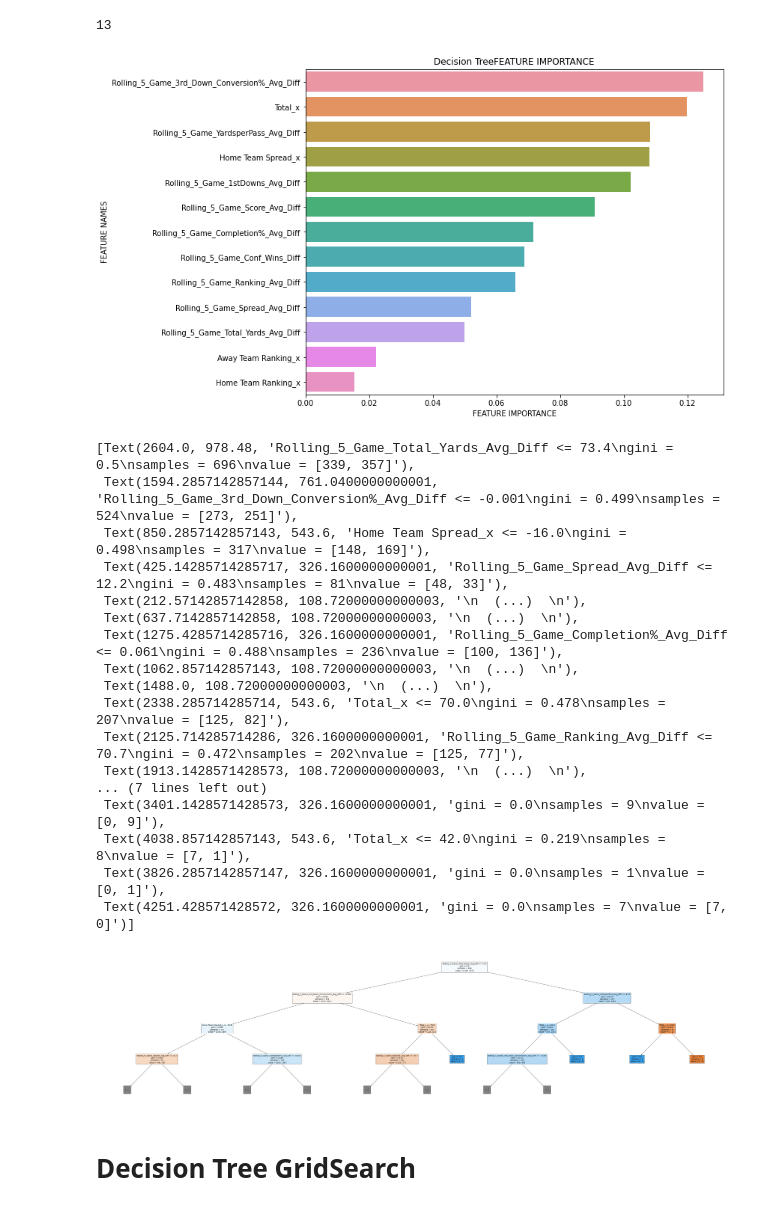
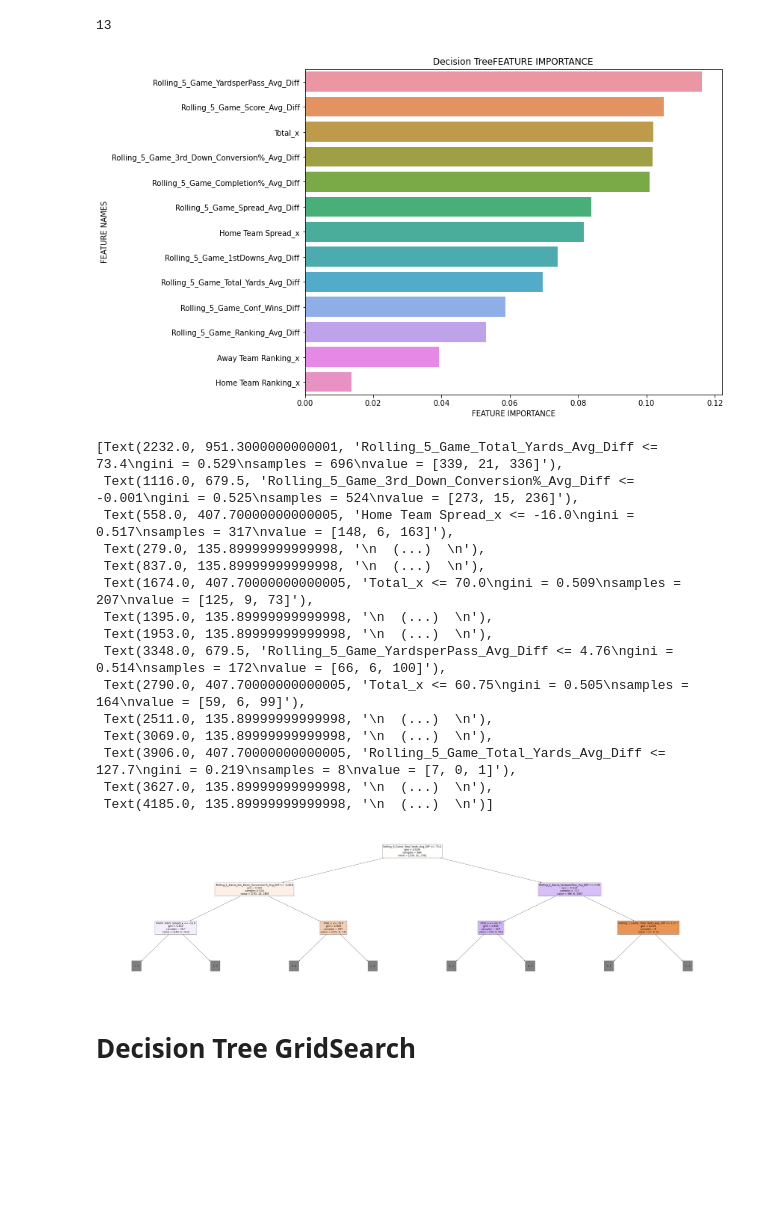
Before and after one commit to MarkClampitt/Springboard, a Jupyter notebook: Capstone2/Cap2_Final_Models-Copy1.ipynb, the cells around one changed output. Cells and saved outputs as stored; diff of their text form; code cells hidden in the pictures; blank space fills up the shorter version.

```diff
--- a/Capstone2/Cap2_Final_Models-Copy1.ipynb
+++ b/Capstone2/Cap2_Final_Models-Copy1.ipynb
@@ -94,7 +94,7 @@ df3.shape
 # %%
 df3['H Spread Outcome'] = df3.apply(lambda x: 'H_Spread_W' if (x['Home Score_x_x'] + x['Home Team Spread_x']) > x['Away Score_x_x']
                                   else ('H_Spread_L' if (x['Home Score_x_x'] + x['Home Team Spread_x']) < x['Away Score_x_x']
-                                  else 'H_Spread_W' if x['Home Score_x_x'] + x['Home Team Spread_x'] == x['Away Score_x_x']
+                                  else 'H_Spread_P' if x['Home Score_x_x'] + x['Home Team Spread_x'] == x['Away Score_x_x']
                                   else ""
 
 
@@ -529,31 +573,29 @@ def plot_feature_importance(importance,names,model_type):
 # %%
 plot_feature_importance(DT.feature_importances_,X_train.columns,'Decision Tree')
 # %% [output]
-[figure, old version]
+[figure, new version]
 # %%
 from sklearn.tree import plot_tree, export_text
 # %%
 plt.figure(figsize=(80,20))
-plot_tree(DT,feature_names=X_train.columns,max_depth=3,filled=True)
+plot_tree(DT,feature_names=X_train.columns,max_depth=2,filled=True)
 # %% [output]
-[Text(2604.0, 978.48, 'Rolling_5_Game_Total_Yards_Avg_Diff <= 73.4\ngini = 0.5\nsamples = 696\nvalue = [339, 357]'),
- Text(1594.2857142857144, 761.0400000000001, 'Rolling_5_Game_3rd_Down_Conversion%_Avg_Diff <= -0.001\ngini = 0.499\nsamples = 524\nvalue = [273, 251]'),
- Text(850.2857142857143, 543.6, 'Home Team Spread_x <= -16.0\ngini = 0.498\nsamples = 317\nvalue = [148, 169]'),
- Text(425.14285714285717, 326.1600000000001, 'Rolling_5_Game_Spread_Avg_Diff <= 12.2\ngini = 0.483\nsamples = 81\nvalue = [48, 33]'),
- Text(212.57142857142858, 108.72000000000003, '\n  (...)  \n'),
- Text(637.7142857142858, 108.72000000000003, '\n  (...)  \n'),
- Text(1275.4285714285716, 326.1600000000001, 'Rolling_5_Game_Completion%_Avg_Diff <= 0.061\ngini = 0.488\nsamples = 236\nvalue = [100, 136]'),
- Text(1062.857142857143, 108.72000000000003, '\n  (...)  \n'),
- Text(1488.0, 108.72000000000003, '\n  (...)  \n'),
- Text(2338.285714285714, 543.6, 'Total_x <= 70.0\ngini = 0.478\nsamples = 207\nvalue = [125, 82]'),
- Text(2125.714285714286, 326.1600000000001, 'Rolling_5_Game_Ranking_Avg_Diff <= 70.7\ngini = 0.472\nsamples = 202\nvalue = [125, 77]'),
- Text(1913.1428571428573, 108.72000000000003, '\n  (...)  \n'),
-... (7 lines left out)
- Text(3401.1428571428573, 326.1600000000001, 'gini = 0.0\nsamples = 9\nvalue = [0, 9]'),
- Text(4038.857142857143, 543.6, 'Total_x <= 42.0\ngini = 0.219\nsamples = 8\nvalue = [7, 1]'),
- Text(3826.2857142857147, 326.1600000000001, 'gini = 0.0\nsamples = 1\nvalue = [0, 1]'),
- Text(4251.428571428572, 326.1600000000001, 'gini = 0.0\nsamples = 7\nvalue = [7, 0]')]
+[Text(2232.0, 951.3000000000001, 'Rolling_5_Game_Total_Yards_Avg_Diff <= 73.4\ngini = 0.529\nsamples = 696\nvalue = [339, 21, 336]'),
+ Text(1116.0, 679.5, 'Rolling_5_Game_3rd_Down_Conversion%_Avg_Diff <= -0.001\ngini = 0.525\nsamples = 524\nvalue = [273, 15, 236]'),
+ Text(558.0, 407.70000000000005, 'Home Team Spread_x <= -16.0\ngini = 0.517\nsamples = 317\nvalue = [148, 6, 163]'),
+ Text(279.0, 135.89999999999998, '\n  (...)  \n'),
+ Text(837.0, 135.89999999999998, '\n  (...)  \n'),
+ Text(1674.0, 407.70000000000005, 'Total_x <= 70.0\ngini = 0.509\nsamples = 207\nvalue = [125, 9, 73]'),
+ Text(1395.0, 135.89999999999998, '\n  (...)  \n'),
+ Text(1953.0, 135.89999999999998, '\n  (...)  \n'),
+ Text(3348.0, 679.5, 'Rolling_5_Game_YardsperPass_Avg_Diff <= 4.76\ngini = 0.514\nsamples = 172\nvalue = [66, 6, 100]'),
+ Text(2790.0, 407.70000000000005, 'Total_x <= 60.75\ngini = 0.505\nsamples = 164\nvalue = [59, 6, 99]'),
+ Text(2511.0, 135.89999999999998, '\n  (...)  \n'),
+ Text(3069.0, 135.89999999999998, '\n  (...)  \n'),
+ Text(3906.0, 407.70000000000005, 'Rolling_5_Game_Total_Yards_Avg_Diff <= 127.7\ngini = 0.219\nsamples = 8\nvalue = [7, 0, 1]'),
+ Text(3627.0, 135.89999999999998, '\n  (...)  \n'),
+ Text(4185.0, 135.89999999999998, '\n  (...)  \n')]
-[figure, old version]
+[figure, new version]
 # %% [markdown]
 # Decision Tree GridSearch
 # %%
```
Also changed, not shown: parts of 320 cells of this notebook.
